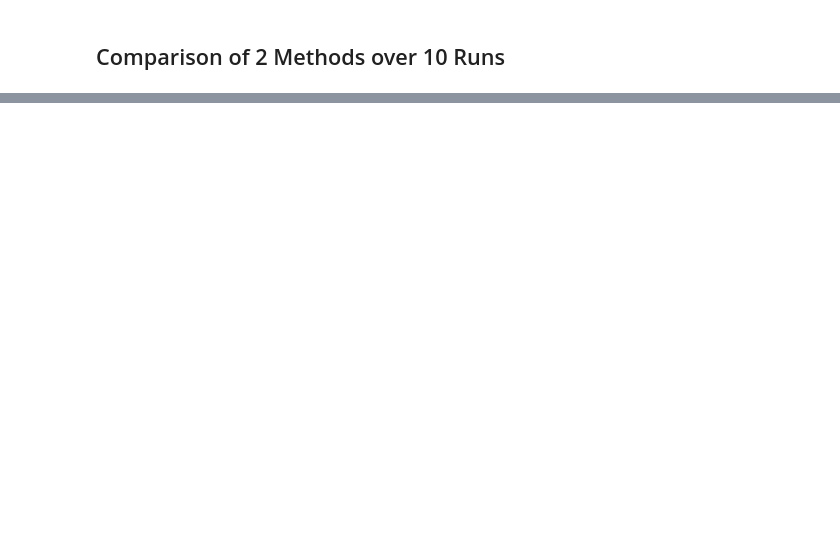
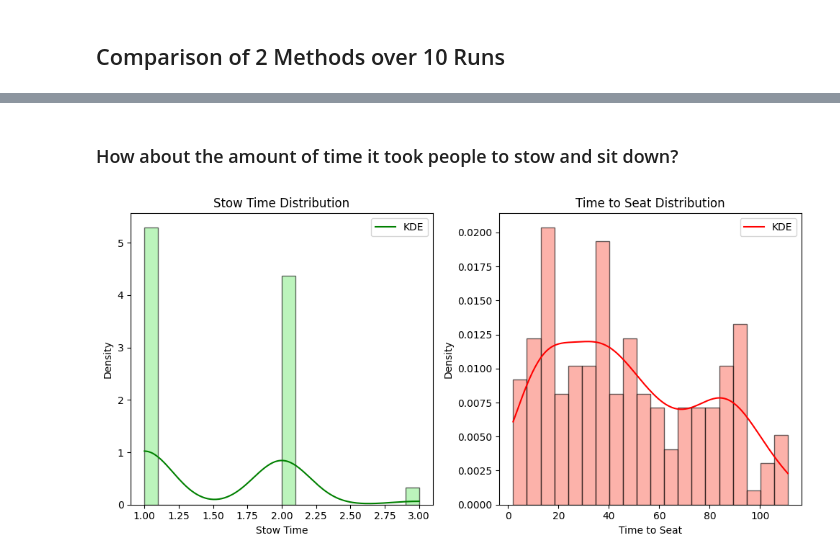
Before and after one commit to manpazito/plane-boarding-sim, a Jupyter notebook: examples/demo.ipynb, the cells around one changed output, grey strips where cells are left out. Saved outputs shown, nothing was run; the diff lists cells and outputs as text; code cells hidden in the pictures; blank space fills up the shorter version.

```diff
--- a/examples/demo.ipynb
+++ b/examples/demo.ipynb
@@ -131,0 +208,35 @@ plt.show()
+# %% [markdown]
+### How about the amount of time it took people to stow and sit down?
+# %%
+from scipy import stats
+import numpy as np
+
+plt.figure(figsize=(10, 5))
+
+# Histogram + KDE for stow_ticks
+plt.subplot(1, 2, 1)
+data = passengers["stow_ticks"].dropna()
+plt.hist(data, bins=20, color="lightgreen", edgecolor="black", density=True, alpha=0.6)
+kde = stats.gaussian_kde(data)
+x_vals = np.linspace(data.min(), data.max(), 200)
+plt.plot(x_vals, kde(x_vals), color="green", label="KDE")
+plt.legend()
+plt.xlabel("Stow Time")
+plt.ylabel("Density")
+plt.title("Stow Time Distribution")
+
+# Histogram + KDE for time_to_seat
+plt.subplot(1, 2, 2)
+data2 = passengers["time_to_seat"].dropna()
+plt.hist(data2, bins=20, color="salmon", edgecolor="black", density=True, alpha=0.6)
+kde2 = stats.gaussian_kde(data2)
+x2 = np.linspace(data2.min(), data2.max(), 200)
+plt.plot(x2, kde2(x2), color="red", label="KDE")
+plt.legend()
+plt.xlabel("Time to Seat")
+plt.ylabel("Density")
+plt.title("Time to Seat Distribution")
+plt.tight_layout()
+plt.show()
+# %% [output]
+[figure, added]
```
Also changed, not shown: parts of 16 cells of this notebook.
